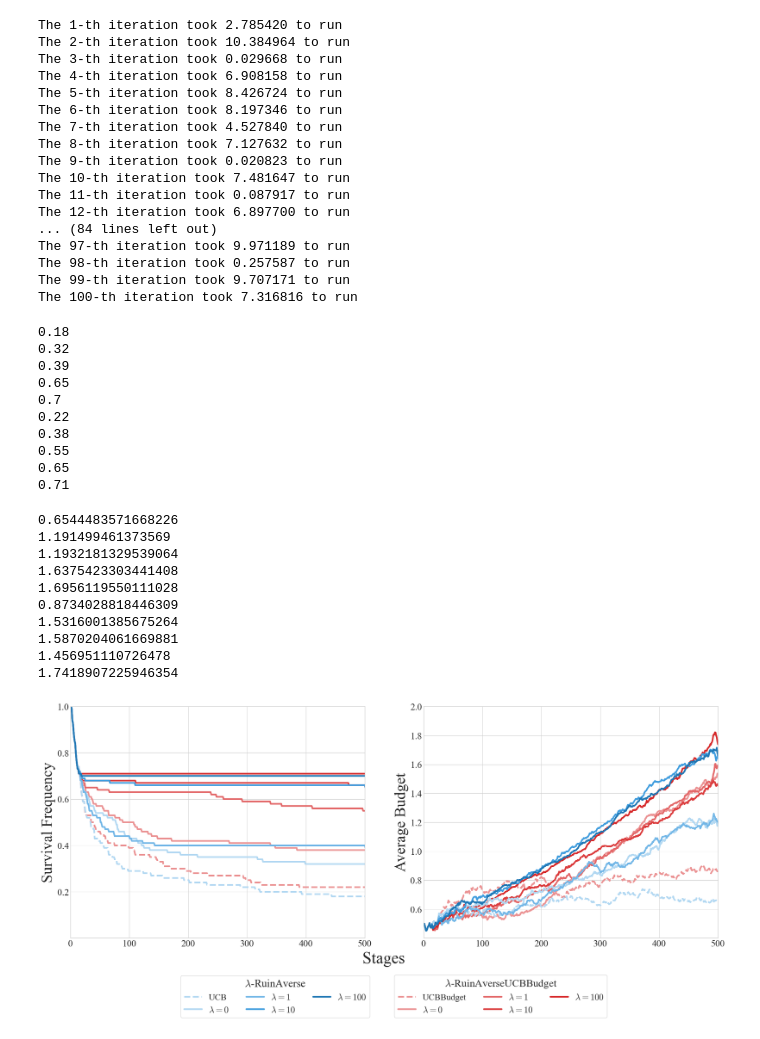
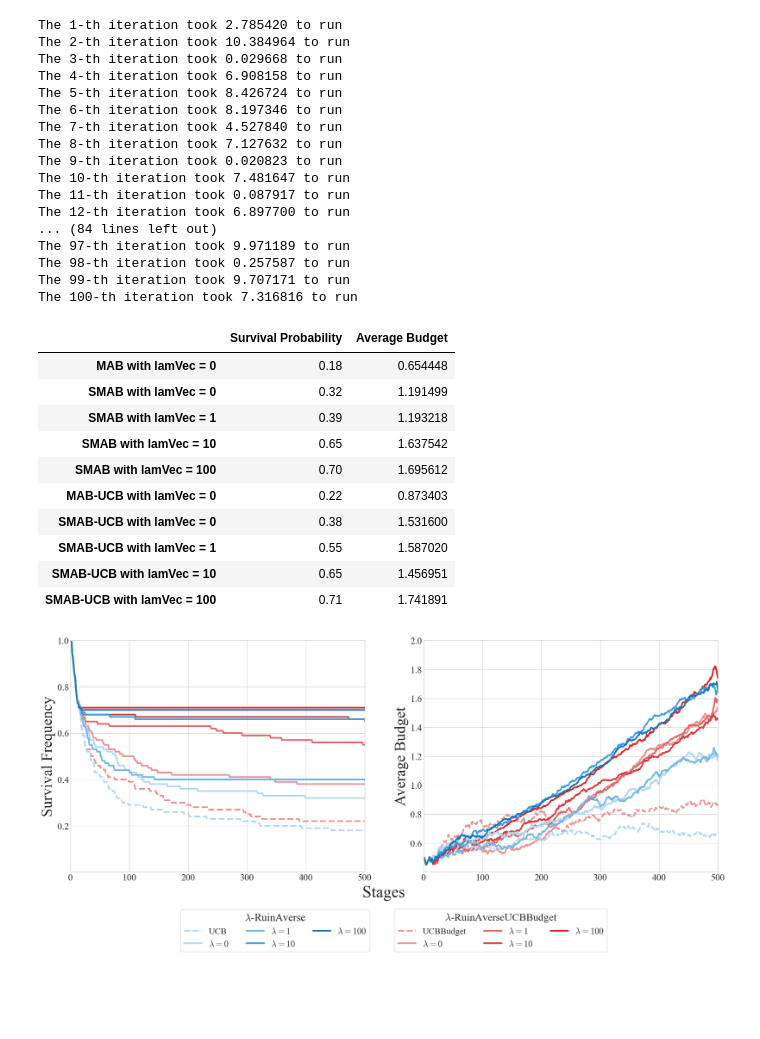
Before and after one commit to pverout/SMABbandit, a Jupyter notebook: UCB Bandit 2.3.ipynb, the cells around one changed output. Saved outputs shown, nothing was run; the diff lists cells and outputs as text; code cells hidden in the pictures; blank space fills up the shorter version.

Commit message:
results in a df

```diff
--- a/UCB Bandit 2.3.ipynb
+++ b/UCB Bandit 2.3.ipynb
@@ -187,33 +187,25 @@ The 98-th iteration took 0.257587 to run
 The 99-th iteration took 9.707171 to run
 The 100-th iteration took 7.316816 to run
 # %%
+survivalProb = np.zeros(10)
+averageBudget = np.zeros(10)
 for j in range(10):
-    print(sum(resultsMat[0][j] == (nplays + 1)) / trials)
+    survivalProb[j] = sum(resultsMat[0][j] == (nplays + 1)) / trials
+    averageBudget[j] = np.mean(resultsMat[1][j][:,500])
-# %% [output]
-0.18
-0.32
-0.39
-0.65
-0.7
-0.22
-0.38
-0.55
-0.65
-0.71
-# %%
-for j in range(10):
-    print(np.mean(resultsMat[1][j][:,500]))
-# %% [output]
-0.6544483571668226
-1.191499461373569
-1.1932181329539064
-1.6375423303441408
-1.6956119550111028
-0.8734028818446309
-1.5316001385675264
-1.5870204061669881
-1.456951110726478
-1.7418907225946354
+# %%
+pd.DataFrame(np.transpose(np.array([survivalProb,averageBudget])),descList,columns = ["Survival Probability", "Average Budget"])
+# %% [output]
+|  | Survival Probability | Average Budget |
+| MAB with lamVec = 0 | 0.18 | 0.654448 |
+| SMAB with lamVec = 0 | 0.32 | 1.191499 |
+| SMAB with lamVec = 1 | 0.39 | 1.193218 |
+| SMAB with lamVec = 10 | 0.65 | 1.637542 |
+| SMAB with lamVec = 100 | 0.70 | 1.695612 |
+| MAB-UCB with lamVec = 0 | 0.22 | 0.873403 |
+| SMAB-UCB with lamVec = 0 | 0.38 | 1.531600 |
+| SMAB-UCB with lamVec = 1 | 0.55 | 1.587020 |
+| SMAB-UCB with lamVec = 10 | 0.65 | 1.456951 |
+| SMAB-UCB with lamVec = 100 | 0.71 | 1.741891 |
 # %%
 survList = [0]*10
 for j in range(10):
```
Also changed, not shown: parts of 38 cells of this notebook.
